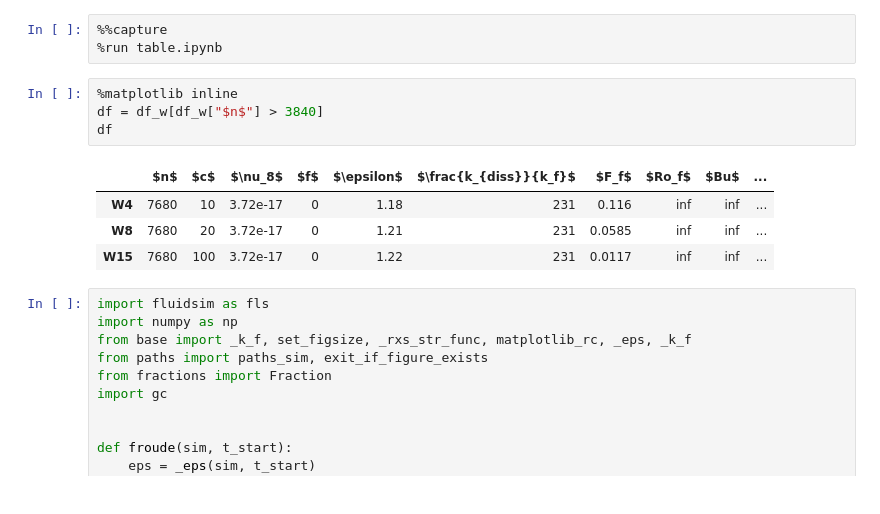
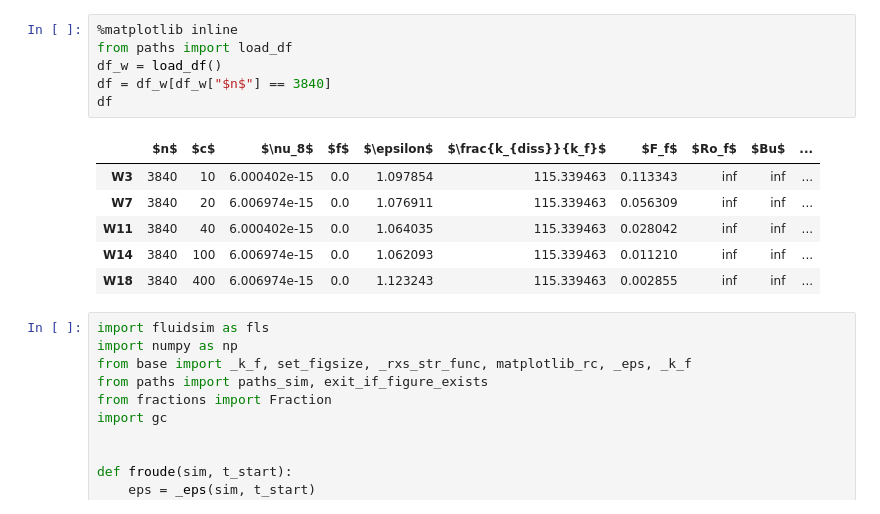
Before and after one commit to ashwinvis/augieretal_jfm_2019_shallow_water, a Jupyter notebook: Python/structure_functions.ipynb, the cells around one changed output. Saved outputs shown, nothing was run; the diff lists cells and outputs as text.

```diff
--- a/Python/structure_functions.ipynb
+++ b/Python/structure_functions.ipynb
@@ -6,15 +9,16 @@
-# %%
-%%capture
-%run table.ipynb
 # %%
 %matplotlib inline
-df = df_w[df_w["$n$"] > 3840]
+from paths import load_df
+df_w = load_df()
+df = df_w[df_w["$n$"] == 3840]
 df
 # %% [output]
 |  | $n$ | $c$ | $\nu_8$ | $f$ | $\epsilon$ | $\frac{k_{diss}}{k_f}$ | $F_f$ | $Ro_f$ | $Bu$ | ... |
-| W4 | 7680 | 10 | 3.72e-17 | 0 | 1.18 | 231 | 0.116 | inf | inf | ... |
-| W8 | 7680 | 20 | 3.72e-17 | 0 | 1.21 | 231 | 0.0585 | inf | inf | ... |
-| W15 | 7680 | 100 | 3.72e-17 | 0 | 1.22 | 231 | 0.0117 | inf | inf | ... |
+| W3 | 3840 | 10 | 6.000402e-15 | 0.0 | 1.097854 | 115.339463 | 0.113343 | inf | inf | ... |
+| W7 | 3840 | 20 | 6.006974e-15 | 0.0 | 1.076911 | 115.339463 | 0.056309 | inf | inf | ... |
+| W11 | 3840 | 40 | 6.000402e-15 | 0.0 | 1.064035 | 115.339463 | 0.028042 | inf | inf | ... |
+| W14 | 3840 | 100 | 6.006974e-15 | 0.0 | 1.062093 | 115.339463 | 0.011210 | inf | inf | ... |
+| W18 | 3840 | 400 | 6.006974e-15 | 0.0 | 1.123243 | 115.339463 | 0.002855 | inf | inf | ... |
 # %%
 import fluidsim as fls
 import numpy as np
```
Also changed, not shown: parts of 4 cells of this notebook, 1 other file.
